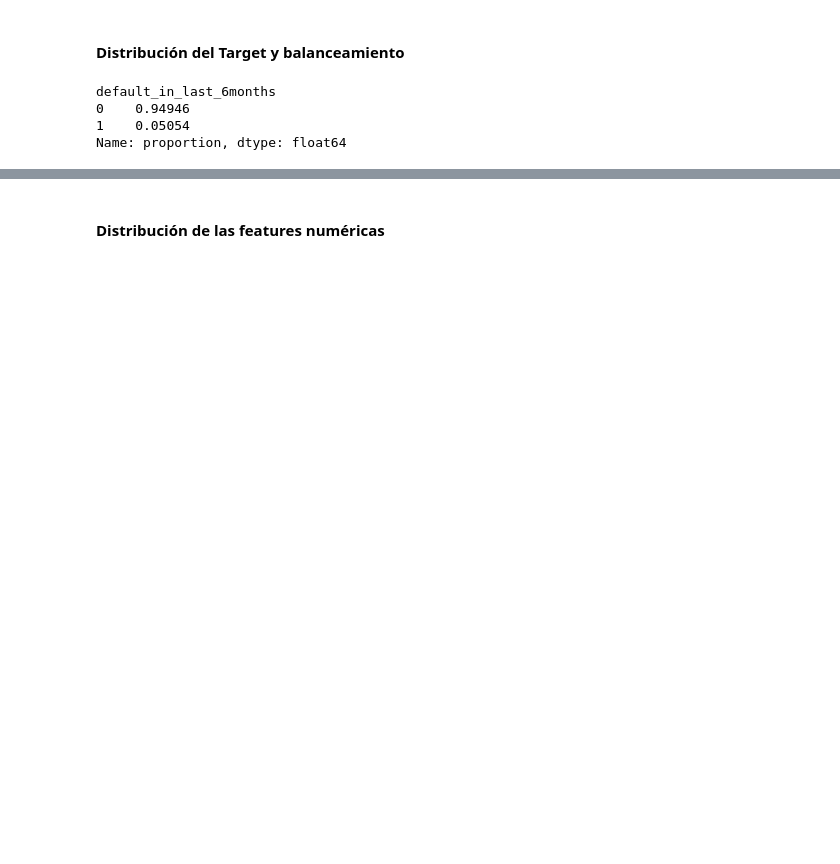
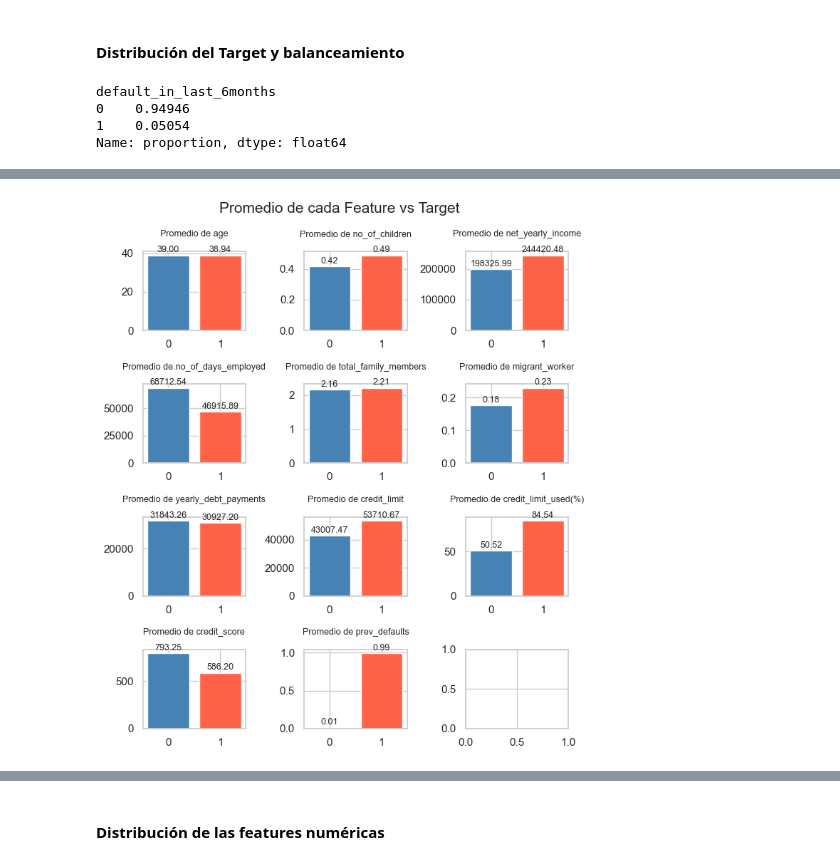
Before and after one commit to davidrodriguez2712/proyecto-1-riesgo-credito, a Jupyter notebook: notebooks/01_eda.ipynb, the cells around one changed output, grey strips where cells are left out. Cells and saved outputs as stored; diff of their text form; code cells hidden in the pictures; blank space fills up the shorter version.

```diff
--- a/notebooks/01_eda.ipynb
+++ b/notebooks/01_eda.ipynb
@@ -171,0 +211,4 @@ plt.show()
+# %%
+agg_target_vs_numeric = df_train.groupby(TARGET)[NUMERIC].mean()
+agg_target_vs_numeric = agg_target_vs_numeric.reset_index(drop= True, level= 0)
+agg_target_vs_numeric
@@ -171,0 +219,30 @@ plt.show()
+# %%
+n_cols = 3
+n_rows = ((len(NUMERIC) -1 ) // 3) + 1
+
+fig, ax = plt.subplots(ncols= n_cols, nrows= n_rows, figsize= (7, 2 * n_rows))
+
+axes = ax.flatten()
+
+for i, ax, feat in list(zip(range(len(NUMERIC)), axes, NUMERIC)):
+    bars = axes[i].bar(
+    x = [0, 1],
+    height = agg_target_vs_numeric[feat],
+    color = ['steelblue', 'tomato']
+    )
+    axes[i].bar_label(bars, fmt = '%.2f', fontsize = 9, padding= 1)
+    axes[i].set_xticks([0, 1])
+    #axes[i].set_xlabel('Target', fontsize = 9)
+    axes[i].set_title(f'Promedio de {feat}', fontsize = 9, pad = 15)
+
+# axes[0].bar(
+#     x = [0, 1],
+#     height = agg_target_vs_numeric["age"],
+#     color = ['steelblue', 'tomato']
+# )
+# axes[0].set_xticks([0, 1])
+plt.suptitle("Promedio de cada Feature vs Target", fontsize= 15)
+plt.tight_layout()
+plt.show()
+# %% [output]
+[figure, added]
```
Also changed, not shown: parts of 26 cells of this notebook, 4 other files.
